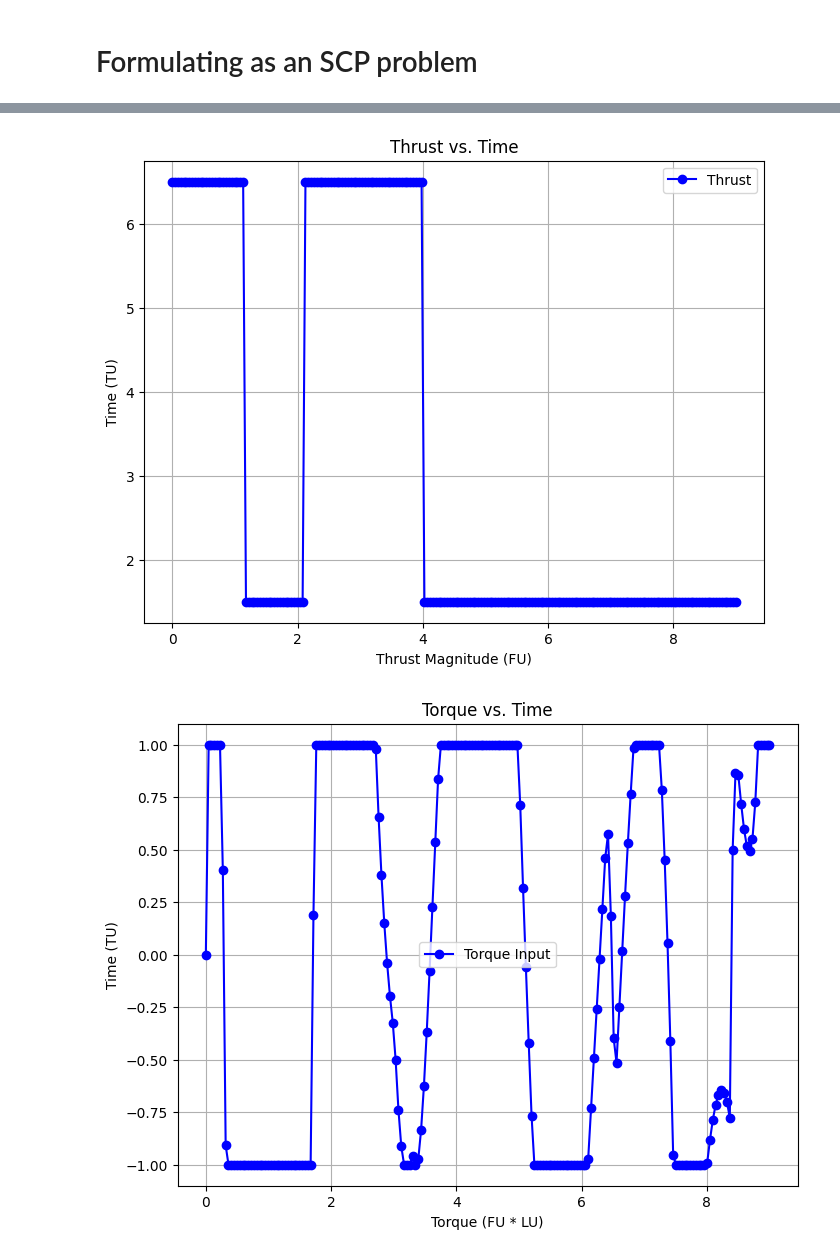
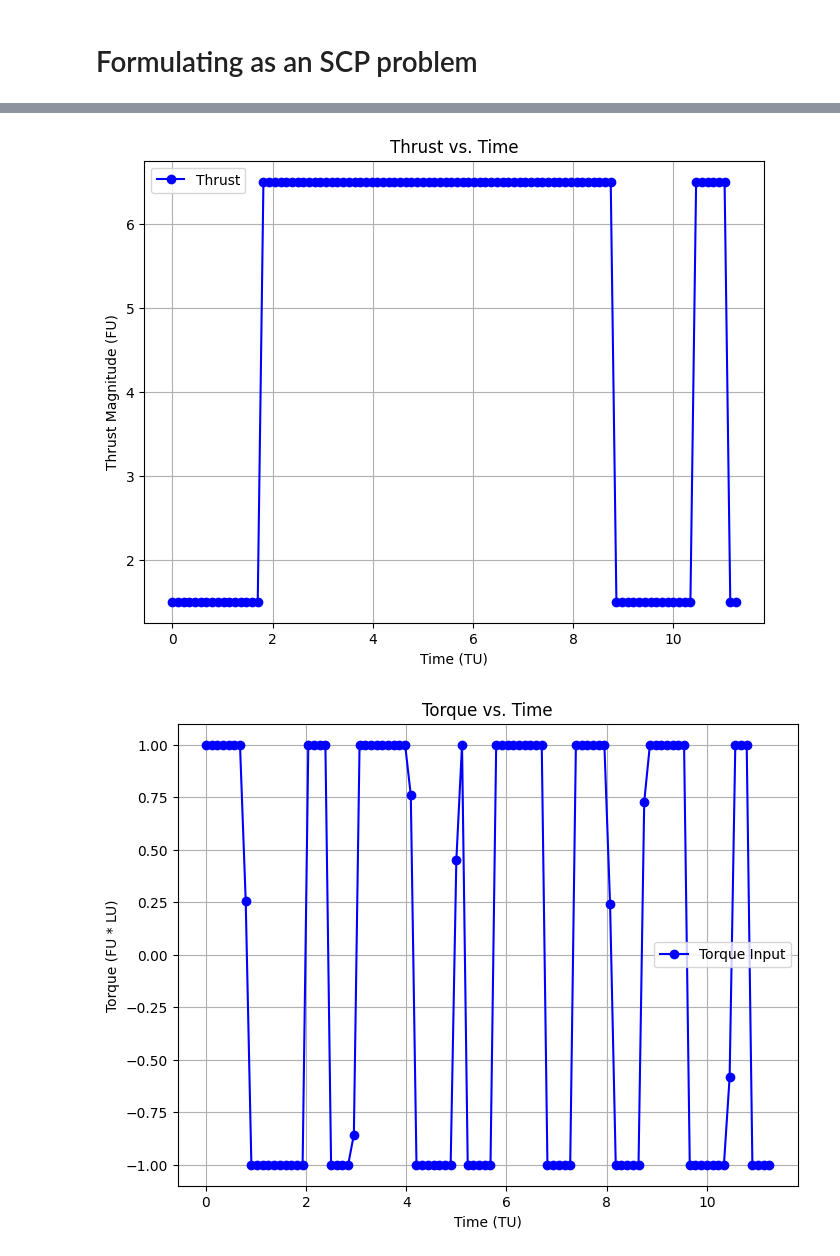
Before and after one commit to jgeldenbott/AA-528-Final, a Jupyter notebook: planar_optimal_descent.ipynb, the cells around one changed output, grey strips where cells are left out. Drawn from its saved outputs; the diff is of its cells as text; code cells hidden in the pictures.

Commit message:
Updating thrust arc profiles

```diff
--- a/planar_optimal_descent.ipynb
+++ b/planar_optimal_descent.ipynb
@@ -11,7 +11,7 @@ import scipy.linalg as la
 from dataclasses import dataclass
 # %%
 # hyperparameter definition
-N = 200
+N = 100
 t0 = 0
 m0 = 2.0
 alpha = 0.0034
@@ -59,8 +59,8 @@ def f(x, u, params):
     m = x[0]
     r = x[1:3]
     v = x[3:5]
-    omega = x[5]
-    theta = x[6]
+    theta = x[5]
+    omega = x[6]
     Gamma = u[0]
     tau = u[1]
 
@@ -188,18 +188,18 @@ problem_params = Params(N=N, dt=0.1, alpha=alpha, g=g, J=J, tau_max=tau_max, gam
 Next, we need to linearize our dynamics since they are nonlinear
 # %%
 x0 = np.array([m0, *r0, *v0, omega0, theta0])
-t_f = 9
+t_f = 11.25
 dt = t_f / N
 problem_params.dt = dt
 # A, B, C = linearize_dynamics(x0, u0, problem_params)
 
-iterations = 10
+iterations = 9
 # %% [markdown]
 # Formulating as an SCP problem
 # %%
-x0 = np.array([m0, *r0, *v0, omega0, theta0])
-u0 = np.array([6.5, 0.0])
-xf = np.array([1.8, *rf, *vf, omegaf, thetaf])
+x0 = np.array([m0, *r0, *v0, theta0, omega0])
+u0 = np.array([1.5, 0.0])
+xf = np.array([1.8, *rf, *vf, thetaf, omegaf])
 uf = np.array([1.5, 0.0])
 
 x_guess = np.linspace(x0, xf, N+1)
@@ -220,8 +220,8 @@ for i in range(iterations):
     # Uncomment for MIP
     # Constraint: u[:, 0] should be close to either 1.5 or 6.5
     constraints += [
-        u[:, 0] >= gamma_min * (1 - z) + gamma_max * z - 0.01,  # Allow small tolerance
-        u[:, 0] <= gamma_min * (1 - z) + gamma_max * z + 0.01   # Allow small tolerance
+        u[:, 0] >= gamma_min * (1 - z) + gamma_max * z,  # Allow small tolerance
+        u[:, 0] <= gamma_min * (1 - z) + gamma_max * z   # Allow small tolerance
     ]
 
     # Penalize only when u[:, 0] is not 1.5 or 6.5
@@ -233,12 +233,12 @@ for i in range(iterations):
         constraints.append(s[t] >= z[t] - z[t+1])  # Detect downward switches
 
     # Limit number of switches
-    S_max = 3  # Change this to adjust the allowed number of switches
+    S_max = 4  # Change this to adjust the allowed number of switches
     constraints.append(cp.sum(s) == S_max)
 
     # cost += 1E0 * cp.sum_squares(u[:, 0])
     cost += 1E-1*cp.sum(cp.abs(u[:, 0]))
-    cost += 1E-1*(x0[0] - x[-1, 0])
+    cost += 1E0*(x0[0] - x[-1, 0])
     # cost += tf
     # cost += cp.quad_form(x[-1, 3:5] - xf[3:5], terminal_weight * np.eye(2))
     # cost += cp.quad_form(x[-1, 1:3] - xf[1:3], terminal_weight * np.eye(2))
@@ -250,8 +250,19 @@ for i in range(iterations):
     # cost += 10 * epsilon[1]**2
 
     # constraints += [x[0] == x0]
-    constraints += [u[0, :] == u0]
-    constraints += [x[0, 0:6] == x0[0:6]]
+
+    ## individual initial state constraints
+    constraints += [x[0, 0] == x0[0]]
+    constraints += [x[0, 1] == x0[1]]
+    constraints += [x[0, 2] == x0[2]]
+    constraints += [x[0, 3] == x0[3]]
+    constraints += [x[0, 4] == x0[4]]
+    constraints += [x[0, 5] == x0[5]]
+    constraints += [x[0, 6] == x0[6]]
+
+    # constraints += [u[0, :] == u0]
+    constraints += [u[-1, 0] == 1.5]
+    # constraints += [x[0, 0:6] == x0[0:6]]
     # constraints += [x[0, -1] == x0[-1]]
     constraints += [u[:, 0] >= gamma_min]
     constraints += [u[:, 0] <= gamma_max]
@@ -297,7 +308,7 @@ for i in range(iterations):
     x_guess = np.array(x.value)
     u_guess = np.array(u.value)
 
-    if np.sum(abs(epsilon.value)) < 1E-6 and i > iterations - 5:# or np.sum(abs(epsilon.value)) == 0.0:
+    if np.sum(abs(epsilon.value)) < 1E-6 and i > iterations - 5 or np.sum(abs(epsilon.value)) == 0.0 and i > 4:
         print("Converged!")
         break
 # %% [output]
@@ -353,8 +368,8 @@ plt.figure(figsize=(8, 6))
 plt.plot(ts, u.value[:, 0], 'bo-', label="Thrust")  # Blue line with circles
 
 # Labels and formatting
-plt.xlabel("Thrust Magnitude (FU)")
-plt.ylabel("Time (TU)")
+plt.ylabel("Thrust Magnitude (FU)")
+plt.xlabel("Time (TU)")
 plt.title("Thrust vs. Time")
 plt.legend()
 plt.grid(True)
@@ -362,25 +377,25 @@ plt.grid(True)
 # Show the plot
 plt.show()
 # %% [output]
-[figure, old version]
+[figure, new version]
 # %%
 # Plot the trajectory
 ts = np.linspace(0, t_f, N)
 
 plt.figure(figsize=(8, 6))
 plt.plot(ts, u.value[:, 1], 'bo-', label="Torque Input")  # Blue line with circles
 
 # Labels and formatting
-plt.xlabel("Torque (FU * LU)")
-plt.ylabel("Time (TU)")
+plt.ylabel("Torque (FU * LU)")
+plt.xlabel("Time (TU)")
 plt.title("Torque vs. Time")
 plt.legend()
 plt.grid(True)
 
 # Show the plot
 plt.show()
 # %% [output]
-[figure, old version]
+[figure, new version]
 # %%
 x.value[-1]
 # %% [output]
```
Also changed, not shown: parts of 4 cells of this notebook.
